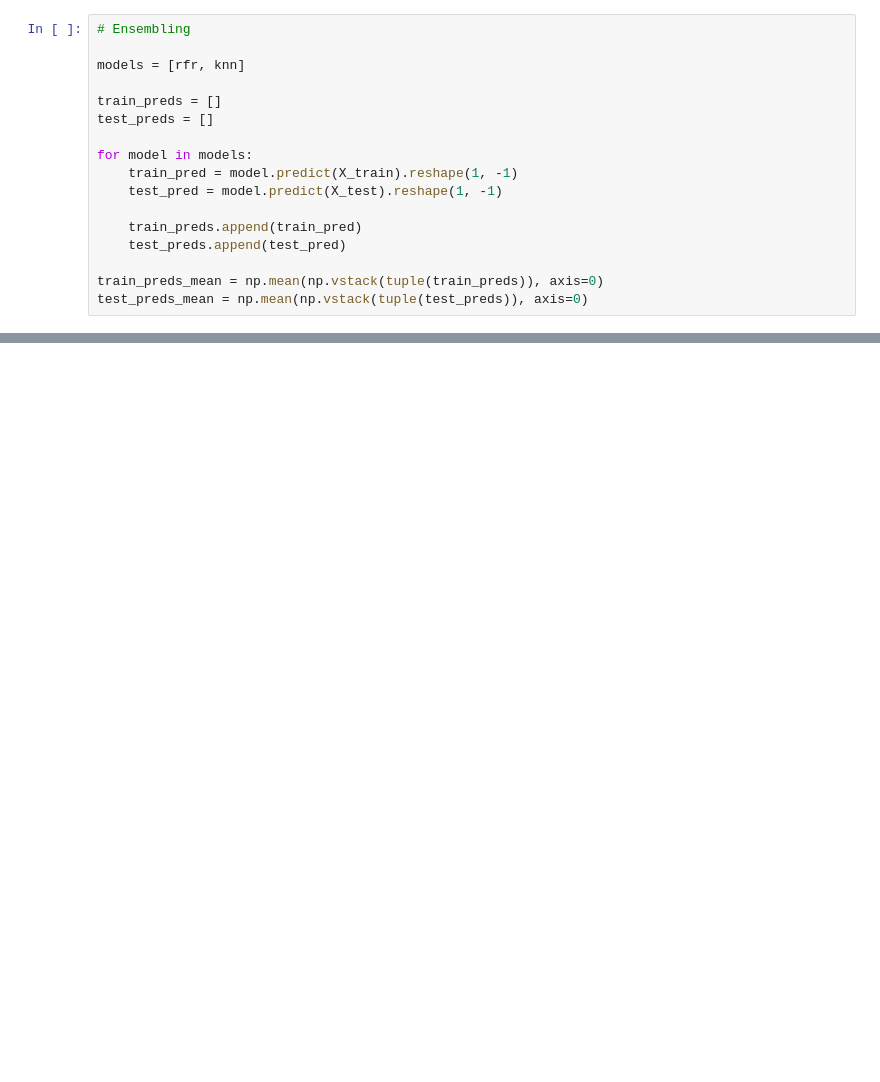
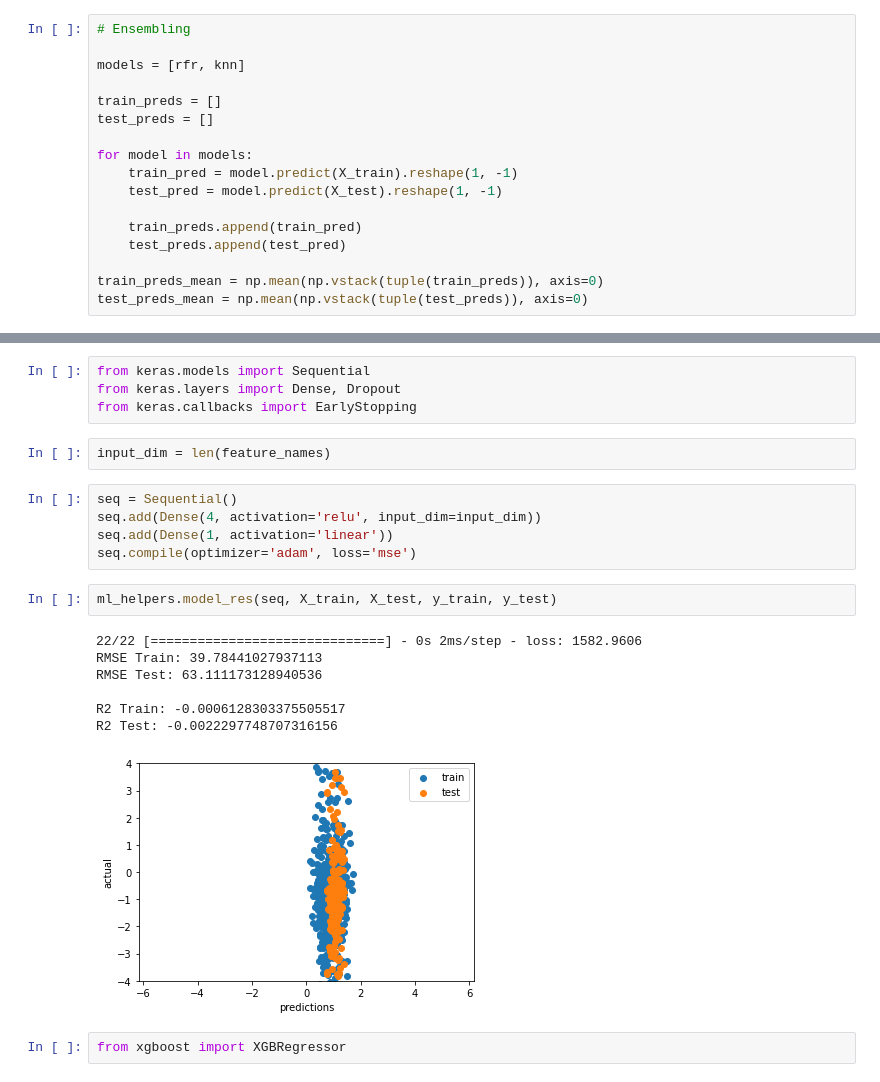
Before and after one commit to salfaris/tradelogger, a Jupyter notebook: training/model_training.ipynb, the cells around one changed output, grey strips where cells are left out. Drawn from its saved outputs; the diff is of its cells as text; blank space fills up the shorter version.

Commit message:
UPDATE: Added new training models data

```diff
--- a/training/model_training.ipynb
+++ b/training/model_training.ipynb
@@ -111,0 +112,23 @@ R2 Test: -2.617797830117391
+# %%
+from keras.models import Sequential
+from keras.layers import Dense, Dropout
+from keras.callbacks import EarlyStopping
+# %%
+input_dim = len(feature_names)
+# %%
+seq = Sequential()
+seq.add(Dense(4, activation='relu', input_dim=input_dim))
+seq.add(Dense(1, activation='linear'))
+seq.compile(optimizer='adam', loss='mse')
+# %%
+ml_helpers.model_res(seq, X_train, X_test, y_train, y_test)
+# %% [output]
+22/22 [==============================] - 0s 2ms/step - loss: 1582.9606
+RMSE Train: 39.78441027937113
+RMSE Test: 63.111173128940536
+
+R2 Train: -0.0006128303375505517
+R2 Test: -0.0022297748707316156
+[figure, added]
+# %%
+from xgboost import XGBRegressor
```
Also changed, not shown: parts of 6 cells of this notebook.
